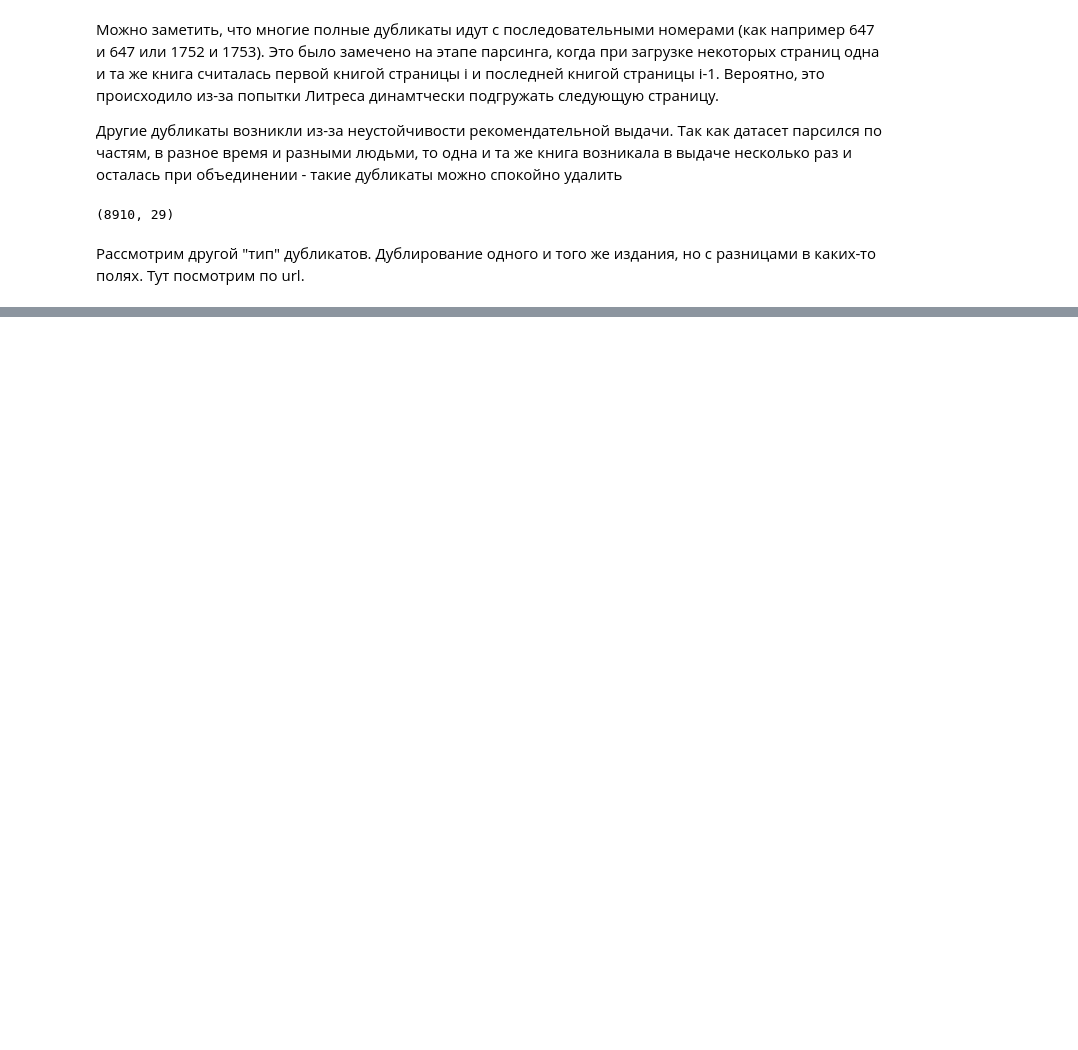
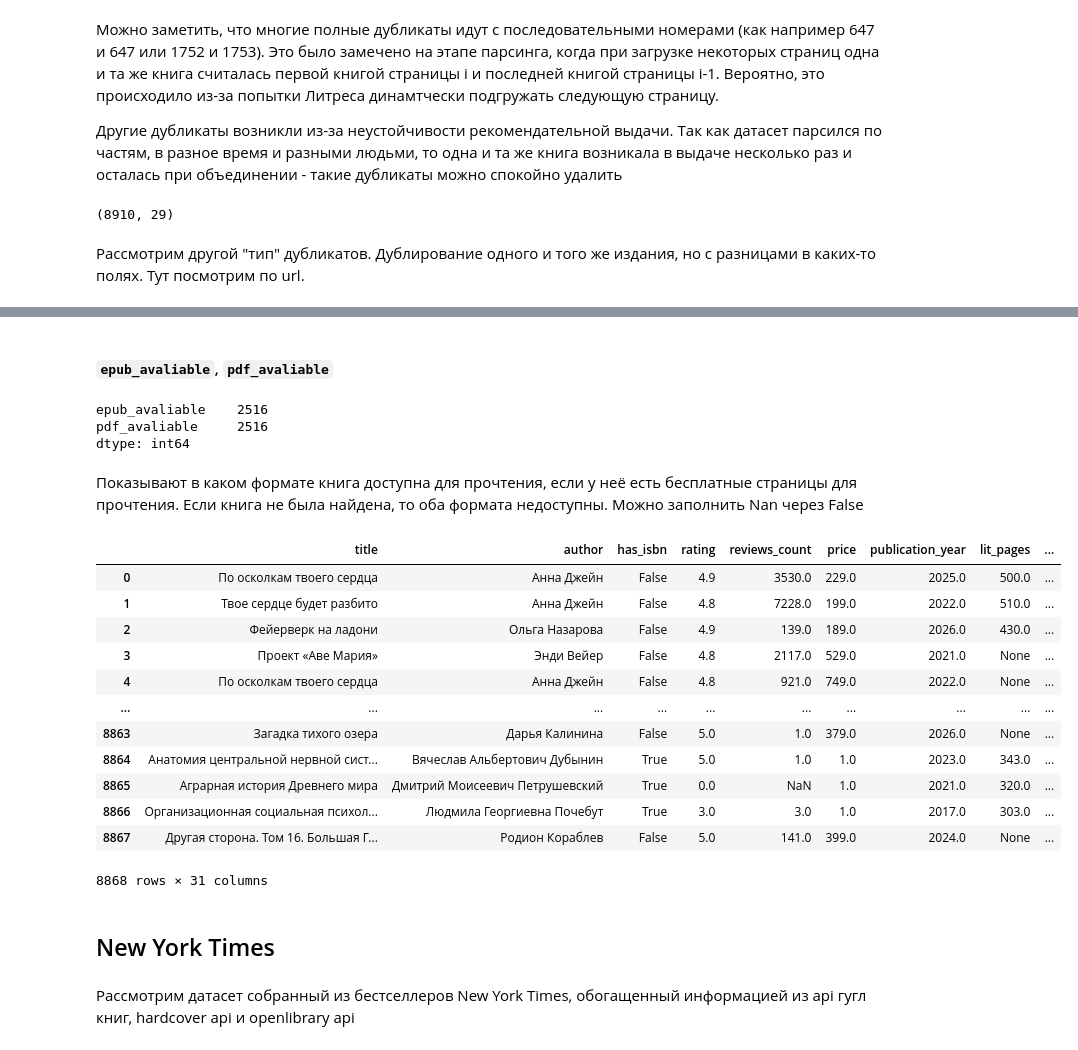
Before and after one commit to maxim-safonov/gp_2, a Jupyter notebook: EDA.ipynb, the cells around one changed output, grey strips where cells are left out. Saved outputs shown, nothing was run; the diff lists cells and outputs as text; code cells hidden in the pictures; blank space fills up the shorter version.

```diff
--- a/EDA.ipynb
+++ b/EDA.ipynb
@@ -91,0 +497,2 @@ df1[n_duplicates2]
+# %%
+df1 = df1.drop(columns=["currency_code"])
@@ -91,0 +507,2 @@ df1[n_duplicates2]
+# %%
+df1["viewability"] = df1["viewability"].fillna("NO_PAGES")
@@ -91,0 +518,35 @@ df1[n_duplicates2]
+# %%
+df1 = df1.drop(columns=["public_domain"])
+# %% [markdown]
+#### `epub_avaliable`, `pdf_avaliable`
+# %%
+df1[["epub_avaliable", "pdf_avaliable"]].isna().sum()
+# %% [output]
+epub_avaliable    2516
+pdf_avaliable     2516
+dtype: int64
+# %% [markdown]
+Показывают в каком формате книга доступна для прочтения, если у неё есть бесплатные страницы для прочтения. Если книга не была найдена, то оба формата недоступны. Можно заполнить Nan через False
+# %%
+df1["epub_avaliable"] = df1["epub_avaliable"].fillna(False)
+df1["pdf_avaliable"] = df1["pdf_avaliable"].fillna(False)
+# %%
+df1
+# %% [output]
+|  | title | author | has_isbn | rating | reviews_count | price | publication_year | lit_pages | ... |
+| 0 | По осколкам твоего сердца | Анна Джейн | False | 4.9 | 3530.0 | 229.0 | 2025.0 | 500.0 | ... |
+| 1 | Твое сердце будет разбито | Анна Джейн | False | 4.8 | 7228.0 | 199.0 | 2022.0 | 510.0 | ... |
+| 2 | Фейерверк на ладони | Ольга Назарова | False | 4.9 | 139.0 | 189.0 | 2026.0 | 430.0 | ... |
+| 3 | Проект «Аве Мария» | Энди Вейер | False | 4.8 | 2117.0 | 529.0 | 2021.0 | None | ... |
+| 4 | По осколкам твоего сердца | Анна Джейн | False | 4.8 | 921.0 | 749.0 | 2022.0 | None | ... |
+| ... | ... | ... | ... | ... | ... | ... | ... | ... | ... |
+| 8863 | Загадка тихого озера | Дарья Калинина | False | 5.0 | 1.0 | 379.0 | 2026.0 | None | ... |
+| 8864 | Анатомия центральной нервной сист... | Вячеслав Альбертович Дубынин | True | 5.0 | 1.0 | 1.0 | 2023.0 | 343.0 | ... |
+| 8865 | Аграрная история Древнего мира | Дмитрий Моисеевич Петрушевский | True | 0.0 | NaN | 1.0 | 2021.0 | 320.0 | ... |
+| 8866 | Организационная социальная психол... | Людмила Георгиевна Почебут | True | 3.0 | 3.0 | 1.0 | 2017.0 | 303.0 | ... |
+| 8867 | Другая сторона. Том 16. Большая Г... | Родион Кораблев | False | 5.0 | 141.0 | 399.0 | 2024.0 | None | ... |
+8868 rows × 31 columns
+# %% [markdown]
+## New York Times
+# %% [markdown]
+Рассмотрим датасет собранный из бестселлеров New York Times, обогащенный информацией из api гугл книг, hardcover api и openlibrary api
```
Also changed, not shown: parts of 114 cells of this notebook.
